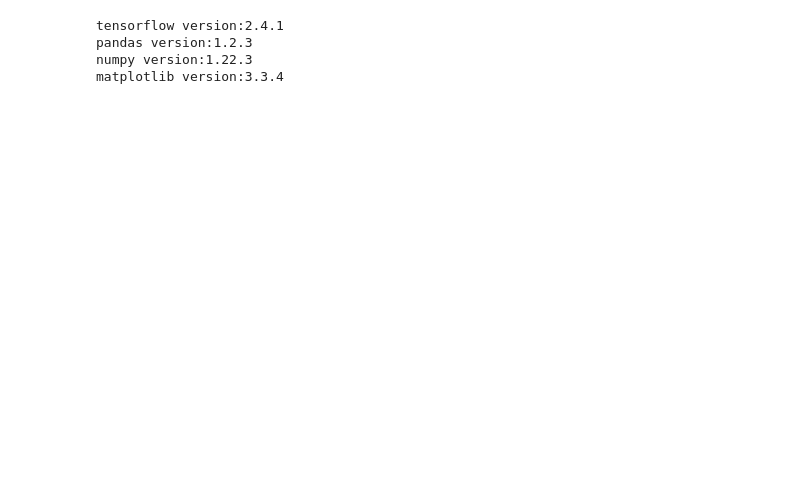
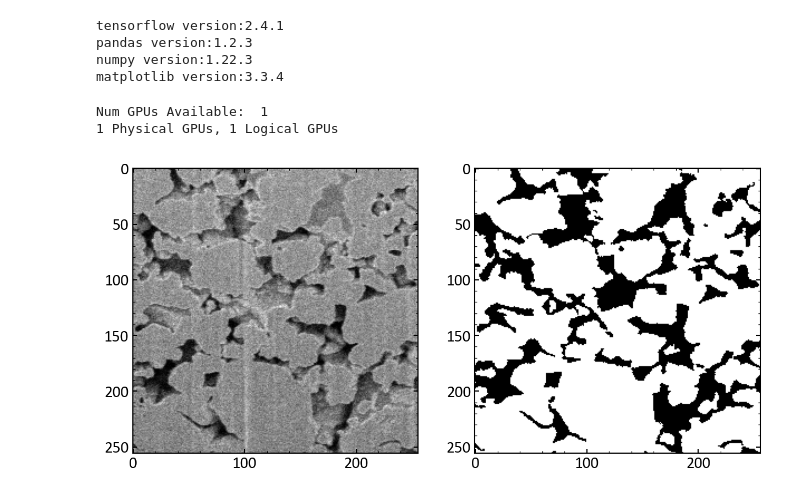
Before and after one commit to YamamotoLaboratory/3D-SEM-Segmentation, a Jupyter notebook: demos/segmentation_demo.ipynb, the cells around one changed output. Drawn from its saved outputs; the diff is of its cells as text; code cells hidden in the pictures; blank space fills up the shorter version.

```diff
--- a/demos/segmentation_demo.ipynb
+++ b/demos/segmentation_demo.ipynb
@@ -80,0 +82,45 @@ plt.rcParams["legend.fancybox"] = True  # Trueにすると囲いの四隅が丸
+# %%
+print("Num GPUs Available: ", len(tf.config.experimental.list_physical_devices('GPU')))
+gpus = tf.config.experimental.list_physical_devices('GPU')
+if gpus:
+  # Restrict TensorFlow to only allocate 1GB of memory on the first GPU
+    try:
+        tf.config.experimental.set_virtual_device_configuration(
+            gpus[0],
+            [tf.config.experimental.VirtualDeviceConfiguration(memory_limit=1024*4)])
+        logical_gpus = tf.config.experimental.list_logical_devices('GPU')
+        print(len(gpus), "Physical GPUs,", len(logical_gpus), "Logical GPUs")
+    except RuntimeError as e:
+    # Virtual devices must be set before GPUs have been initialized
+        print(e)
+# %% [output]
+Num GPUs Available:  1
+1 Physical GPUs, 1 Logical GPUs
+# %%
+class Model():
+
+    def __init__(self, path):
+        self.model = tf.keras.models.load_model(path, compile=False)
+        self.sem = None
+        self.pred = None
+
+    def predict(self, path):
+        self.sem = np.array(cv2.imread(path, 0))/255
+        pred = self.model(self.sem.reshape([1, 256, 256, 1]), training = False)
+        self.pred = np.round(np.array(pred).reshape([256,256]))
+
+    def show(self,):
+
+        fig = plt.figure(figsize=(10, 5))
+        ax1 = fig.add_subplot(1, 2, 1)
+        ax1.imshow(self.sem, cmap='gray')
+        ax1 = fig.add_subplot(1, 2, 2)
+        ax1.imshow(self.pred, cmap='gray')
+
+        plt.show()
+# %%
+unet = Model('./unet.h5')
+unet.predict('./sample/sample_002_sem.bmp')
+unet.show()
+# %% [output]
+[figure, added]
```
Also changed, not shown: parts of 2 cells of this notebook, 6 other files.
